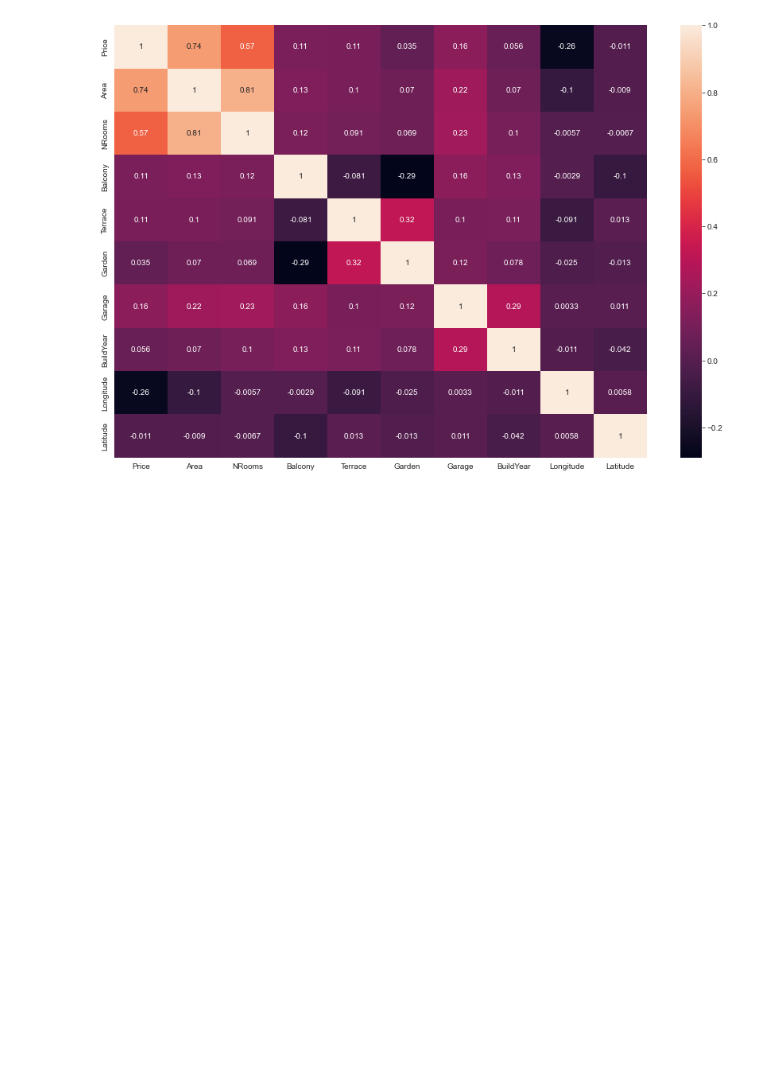
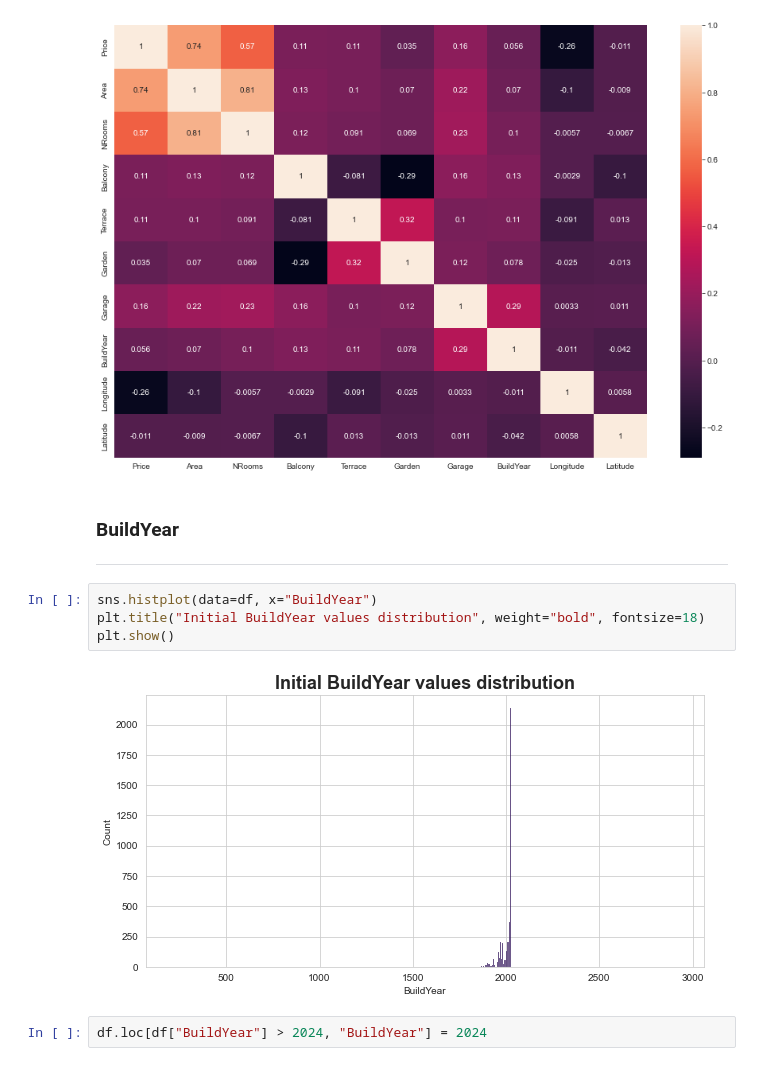
Before and after one commit to milonpabis/price-predictor-poland2024, a Jupyter notebook: krakow-exclusive-analysis.ipynb, the cells around one changed output. Cells and saved outputs as stored; diff of their text form; blank space fills up the shorter version.

```diff
--- a/krakow-exclusive-analysis.ipynb
+++ b/krakow-exclusive-analysis.ipynb
@@ -208,3 +213,14 @@ sns.heatmap(df.corr(), annot=True)
 plt.show()
 # %% [output]
 [figure]
+# %% [markdown]
+### BuildYear
+---
+# %%
+sns.histplot(data=df, x="BuildYear")
+plt.title("Initial BuildYear values distribution", weight="bold", fontsize=18)
+plt.show()
+# %% [output]
+[figure, added]
+# %%
+df.loc[df["BuildYear"] > 2024, "BuildYear"] = 2024
```
Also changed, not shown: parts of 16 cells of this notebook, 2 other files.
